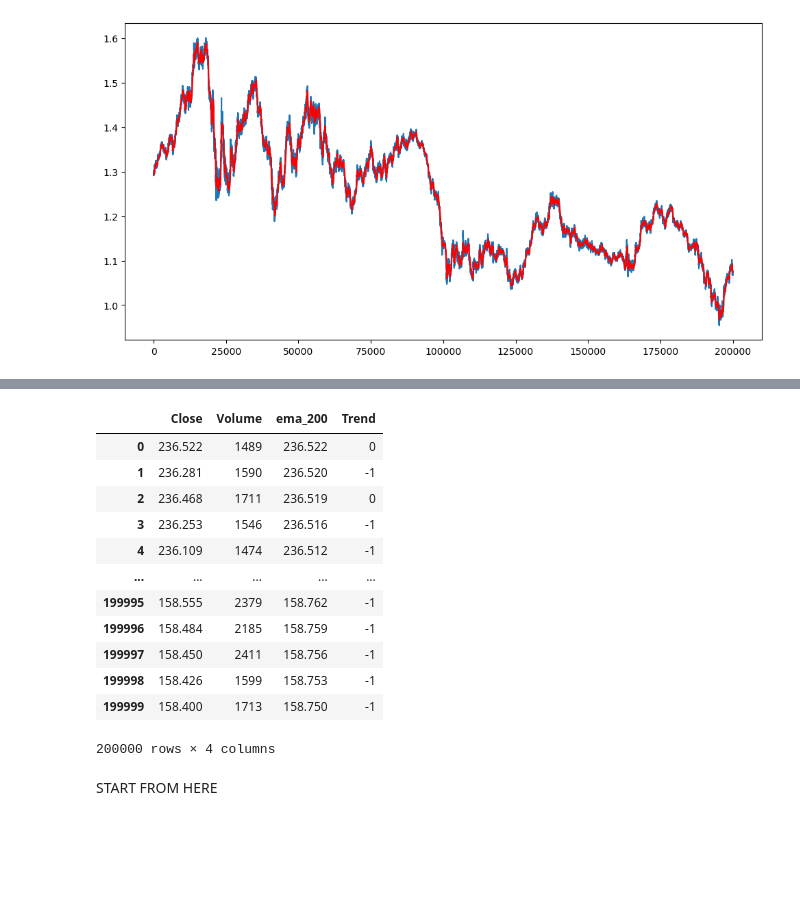
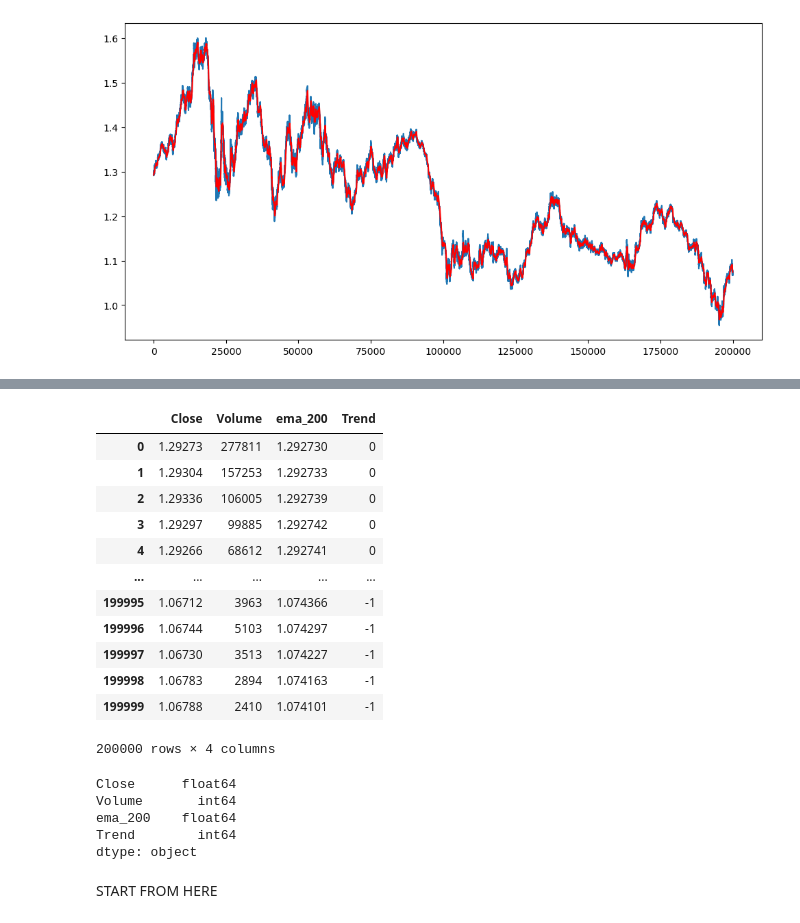
Before and after one commit to Rohan-SSS/ez_moeny, a Jupyter notebook: 200_ema_30_min_strat/200_ema_30m.ipynb, the cells around one changed output, grey strips where cells are left out. Cells and saved outputs as stored; diff of their text form; code cells hidden in the pictures; blank space fills up the shorter version.

```diff
--- a/200_ema_30_min_strat/200_ema_30m.ipynb
+++ b/200_ema_30_min_strat/200_ema_30m.ipynb
@@ -98,24 +100,32 @@ final_data_frame.to_csv(r"Z:\\projects\\ez_money\\pre_processed_data\\"+'EURUSD_
 # %%
 # loading final dataframe directly
-final_data_frame = pd.read_csv('Z:\projects\ez_money\pre_processed_data\GBPJPY_M30.csv')
+final_df = pd.read_csv('..\\pre_processed_data\\200_ema\\GBPJPY_M30.csv')
 # %%
-final_data_frame = final_data_frame.drop('Unnamed: 0', axis=1)
+final_df = final_df.drop('Unnamed: 0', axis=1)
 # %%
-final_data_frame
+final_df
 # currently eurusd
 # %% [output]
 |  | Close | Volume | ema_200 | Trend |
-| 0 | 236.522 | 1489 | 236.522 | 0 |
-| 1 | 236.281 | 1590 | 236.520 | -1 |
-| 2 | 236.468 | 1711 | 236.519 | 0 |
-| 3 | 236.253 | 1546 | 236.516 | -1 |
-| 4 | 236.109 | 1474 | 236.512 | -1 |
+| 0 | 1.29273 | 277811 | 1.292730 | 0 |
+| 1 | 1.29304 | 157253 | 1.292733 | 0 |
+| 2 | 1.29336 | 106005 | 1.292739 | 0 |
+| 3 | 1.29297 | 99885 | 1.292742 | 0 |
+| 4 | 1.29266 | 68612 | 1.292741 | 0 |
 | ... | ... | ... | ... | ... |
-| 199995 | 158.555 | 2379 | 158.762 | -1 |
-| 199996 | 158.484 | 2185 | 158.759 | -1 |
-| 199997 | 158.450 | 2411 | 158.756 | -1 |
-| 199998 | 158.426 | 1599 | 158.753 | -1 |
-| 199999 | 158.400 | 1713 | 158.750 | -1 |
+| 199995 | 1.06712 | 3963 | 1.074366 | -1 |
+| 199996 | 1.06744 | 5103 | 1.074297 | -1 |
+| 199997 | 1.06730 | 3513 | 1.074227 | -1 |
+| 199998 | 1.06783 | 2894 | 1.074163 | -1 |
+| 199999 | 1.06788 | 2410 | 1.074101 | -1 |
 200000 rows × 4 columns
+# %%
+final_df.dtypes
+# %% [output]
+Close      float64
+Volume       int64
+ema_200    float64
+Trend        int64
+dtype: object
 # %% [markdown]
 START FROM HERE
```
Also changed, not shown: parts of 49 cells of this notebook, 7 other files.
